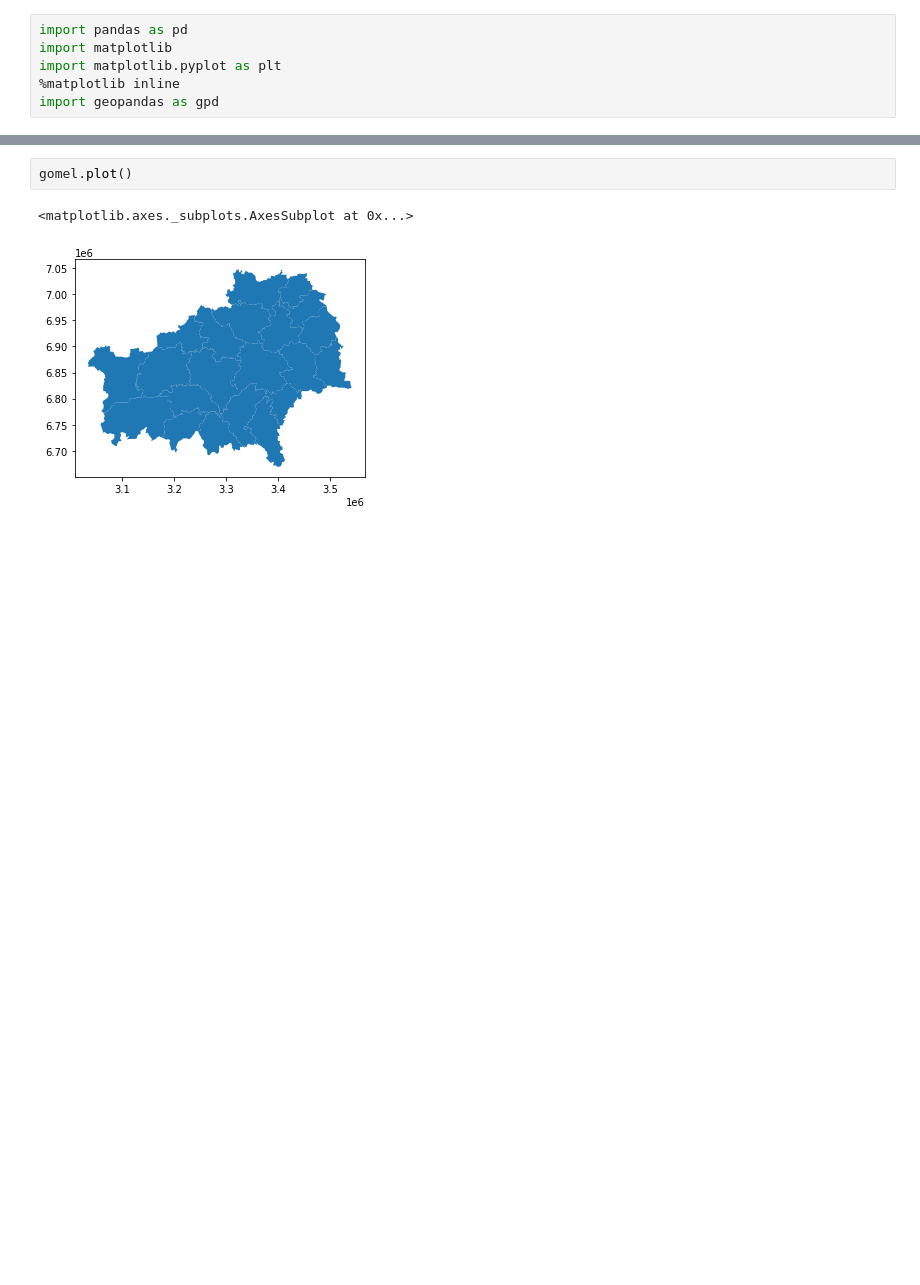
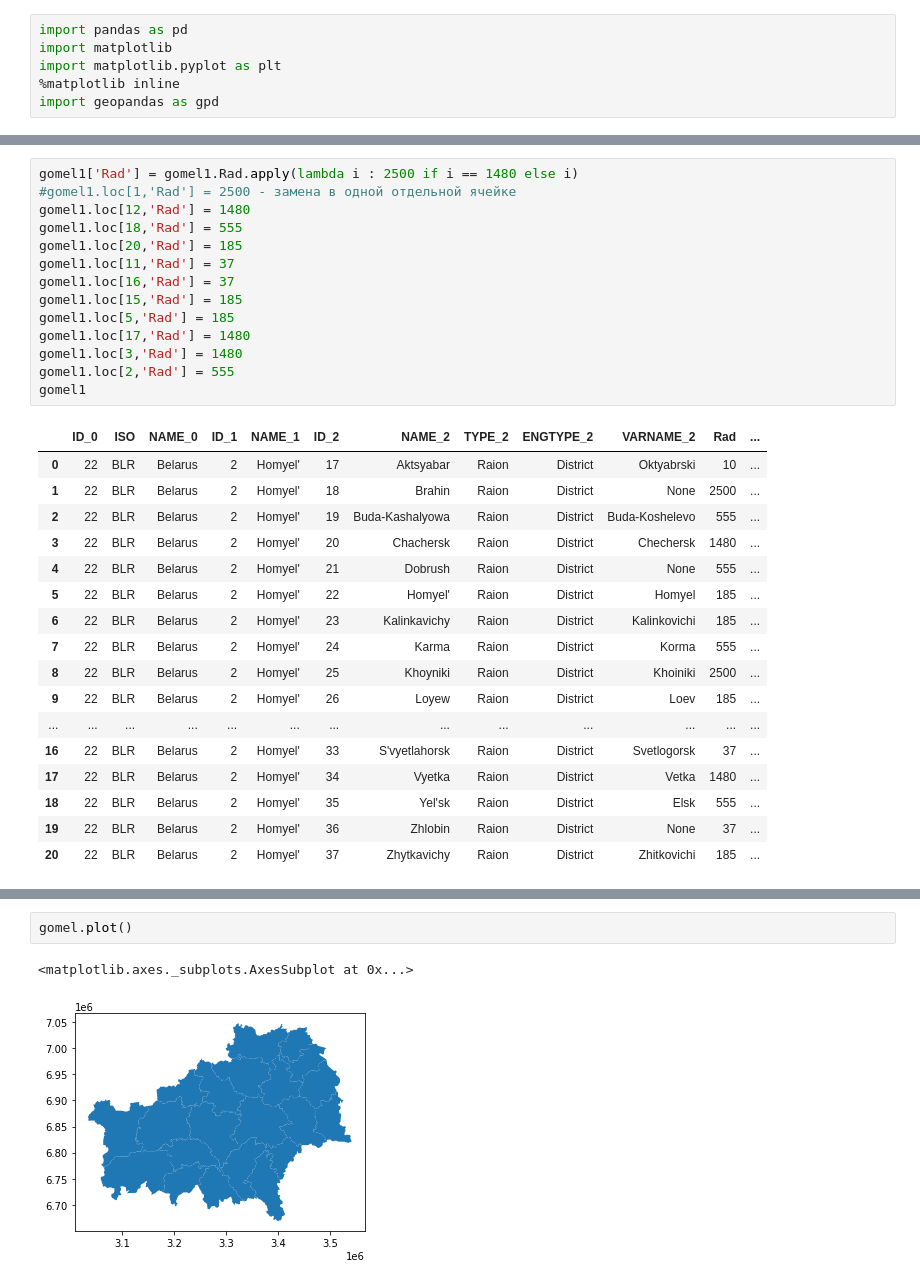
Before and after one commit to ADv0rnik/Data-analysis-for-JER, a Jupyter notebook: Area_of_research_map.ipynb, the cells around one changed output, grey strips where cells are left out. Cells and saved outputs as stored; diff of their text form; blank space fills up the shorter version.

```diff
--- a/Area_of_research_map.ipynb
+++ b/Area_of_research_map.ipynb
@@ -52,0 +87,32 @@ gomel
+# %%
+gomel1['Rad'] = gomel1.Rad.apply(lambda i : 2500 if i == 1480 else i)
+#gomel1.loc[1,'Rad'] = 2500 - замена в одной отдельной ячейке
+gomel1.loc[12,'Rad'] = 1480
+gomel1.loc[18,'Rad'] = 555
+gomel1.loc[20,'Rad'] = 185
+gomel1.loc[11,'Rad'] = 37
+gomel1.loc[16,'Rad'] = 37
+gomel1.loc[15,'Rad'] = 185
+gomel1.loc[5,'Rad'] = 185
+gomel1.loc[17,'Rad'] = 1480
+gomel1.loc[3,'Rad'] = 1480
+gomel1.loc[2,'Rad'] = 555
+gomel1
+# %% [output]
+|  | ID_0 | ISO | NAME_0 | ID_1 | NAME_1 | ID_2 | NAME_2 | TYPE_2 | ENGTYPE_2 | VARNAME_2 | Rad | ... |
+| 0 | 22 | BLR | Belarus | 2 | Homyel' | 17 | Aktsyabar | Raion | District | Oktyabrski | 10 | ... |
+| 1 | 22 | BLR | Belarus | 2 | Homyel' | 18 | Brahin | Raion | District | None | 2500 | ... |
+| 2 | 22 | BLR | Belarus | 2 | Homyel' | 19 | Buda-Kashalyowa | Raion | District | Buda-Koshelevo | 555 | ... |
+| 3 | 22 | BLR | Belarus | 2 | Homyel' | 20 | Chachersk | Raion | District | Chechersk | 1480 | ... |
+| 4 | 22 | BLR | Belarus | 2 | Homyel' | 21 | Dobrush | Raion | District | None | 555 | ... |
+| 5 | 22 | BLR | Belarus | 2 | Homyel' | 22 | Homyel' | Raion | District | Homyel | 185 | ... |
+| 6 | 22 | BLR | Belarus | 2 | Homyel' | 23 | Kalinkavichy | Raion | District | Kalinkovichi | 185 | ... |
+| 7 | 22 | BLR | Belarus | 2 | Homyel' | 24 | Karma | Raion | District | Korma | 555 | ... |
+| 8 | 22 | BLR | Belarus | 2 | Homyel' | 25 | Khoyniki | Raion | District | Khoiniki | 2500 | ... |
+| 9 | 22 | BLR | Belarus | 2 | Homyel' | 26 | Loyew | Raion | District | Loev | 185 | ... |
+| ... | ... | ... | ... | ... | ... | ... | ... | ... | ... | ... | ... | ... |
+| 16 | 22 | BLR | Belarus | 2 | Homyel' | 33 | S'vyetlahorsk | Raion | District | Svetlogorsk | 37 | ... |
+| 17 | 22 | BLR | Belarus | 2 | Homyel' | 34 | Vyetka | Raion | District | Vetka | 1480 | ... |
+| 18 | 22 | BLR | Belarus | 2 | Homyel' | 35 | Yel'sk | Raion | District | Elsk | 555 | ... |
+| 19 | 22 | BLR | Belarus | 2 | Homyel' | 36 | Zhlobin | Raion | District | None | 37 | ... |
+| 20 | 22 | BLR | Belarus | 2 | Homyel' | 37 | Zhytkavichy | Raion | District | Zhitkovichi | 185 | ... |
```
Also changed, not shown: parts of 11 cells of this notebook.
